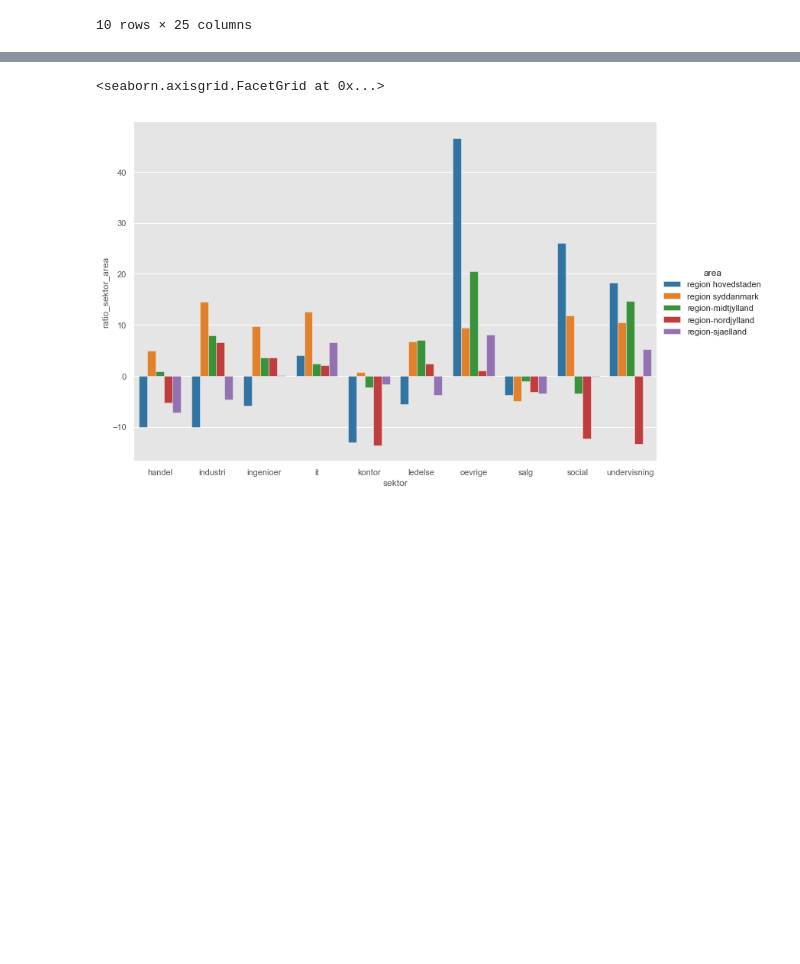
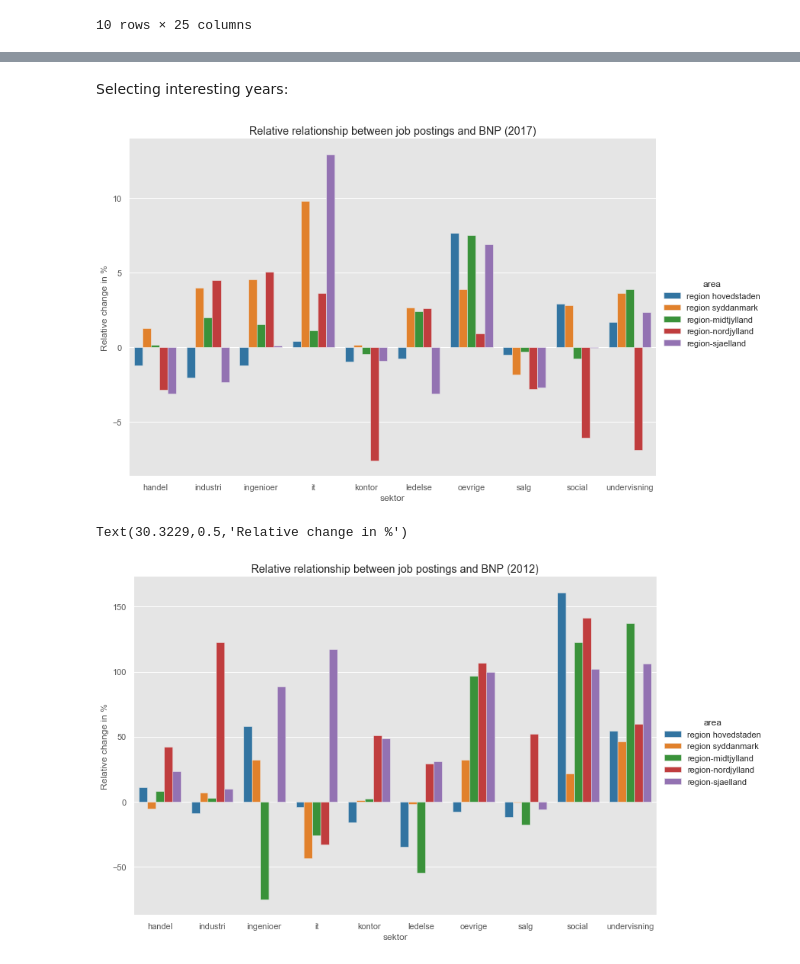
Before and after one commit to Naeim-S/GRP-33-TEST-1, a Jupyter notebook: EXAM/Analyse.ipynb, the cells around one changed output, grey strips where cells are left out. Cells and saved outputs as stored; diff of their text form; code cells hidden in the pictures; blank space fills up the shorter version.

```diff
--- a/EXAM/Analyse.ipynb
+++ b/EXAM/Analyse.ipynb
@@ -98,12 +157,33 @@ merged.head(10) #What a lovely sight
+# %% [markdown]
+Selecting interesting years:
+# %%
+merged2017 = merged.query('year == 2017')
+sns.set_palette("tab10")
+sns.catplot(x='sektor', y="RR_sektor_area",
+            kind="bar",
+            hue="area",
+            height = 7,
+            aspect= 1.5,
+            data=merged2017)
+plt.title("Relative relationship between job postings and BNP (2017)")
+plt.ylabel("Relative change in %")
+plt.savefig("Sektor_area_2017.png")
+#when BNP increased by 1% from 2016 to 2017 the amount of job postings
+#in the region of northern jutland within the sector of engineering and technology increased by 5%.
+# %% [output]
+[figure, added]
 # %%
-merged2017 = merged.query('year == 2017')
+merged2012 = merged.query('year == 2012')
 sns.set_palette("tab10")
-sns.catplot(x='sektor', y="ratio_sektor_area",
+sns.catplot(x='sektor', y="RR_sektor_area",
             kind="bar",
             hue="area",
             height = 7,
             aspect= 1.5,
-            data=merged2017)
+            data=merged2012)
+plt.title("Relative relationship between job postings and BNP (2012)")
+plt.ylabel("Relative change in %")
+# plt.savefig("Sektor_area_2009.png")
 # %% [output]
-<seaborn.axisgrid.FacetGrid at 0x...>
+Text(30.3229,0.5,'Relative change in %')
-[figure, old version]
+[figure, new version]
```
Also changed, not shown: parts of 12 cells of this notebook, 1 other file.
